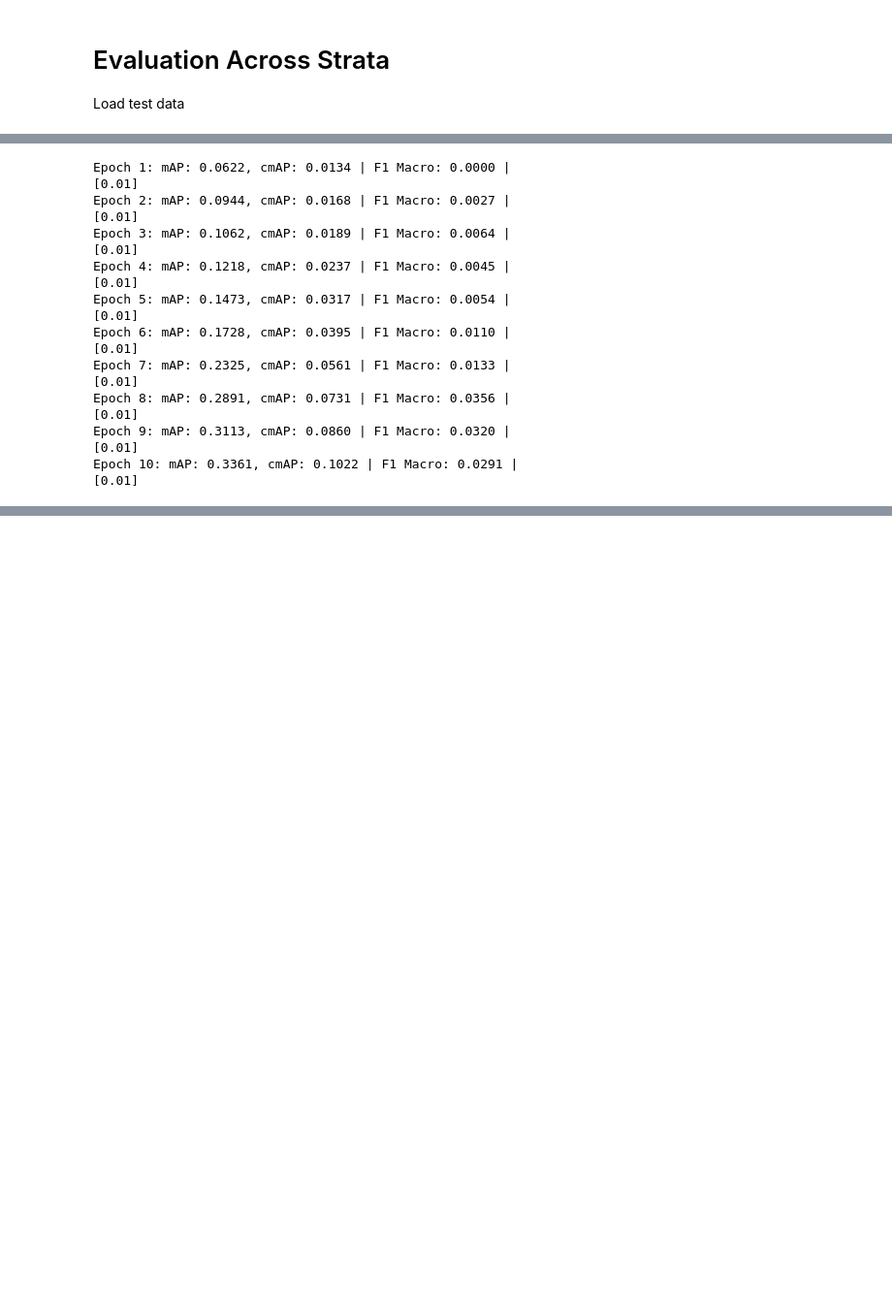
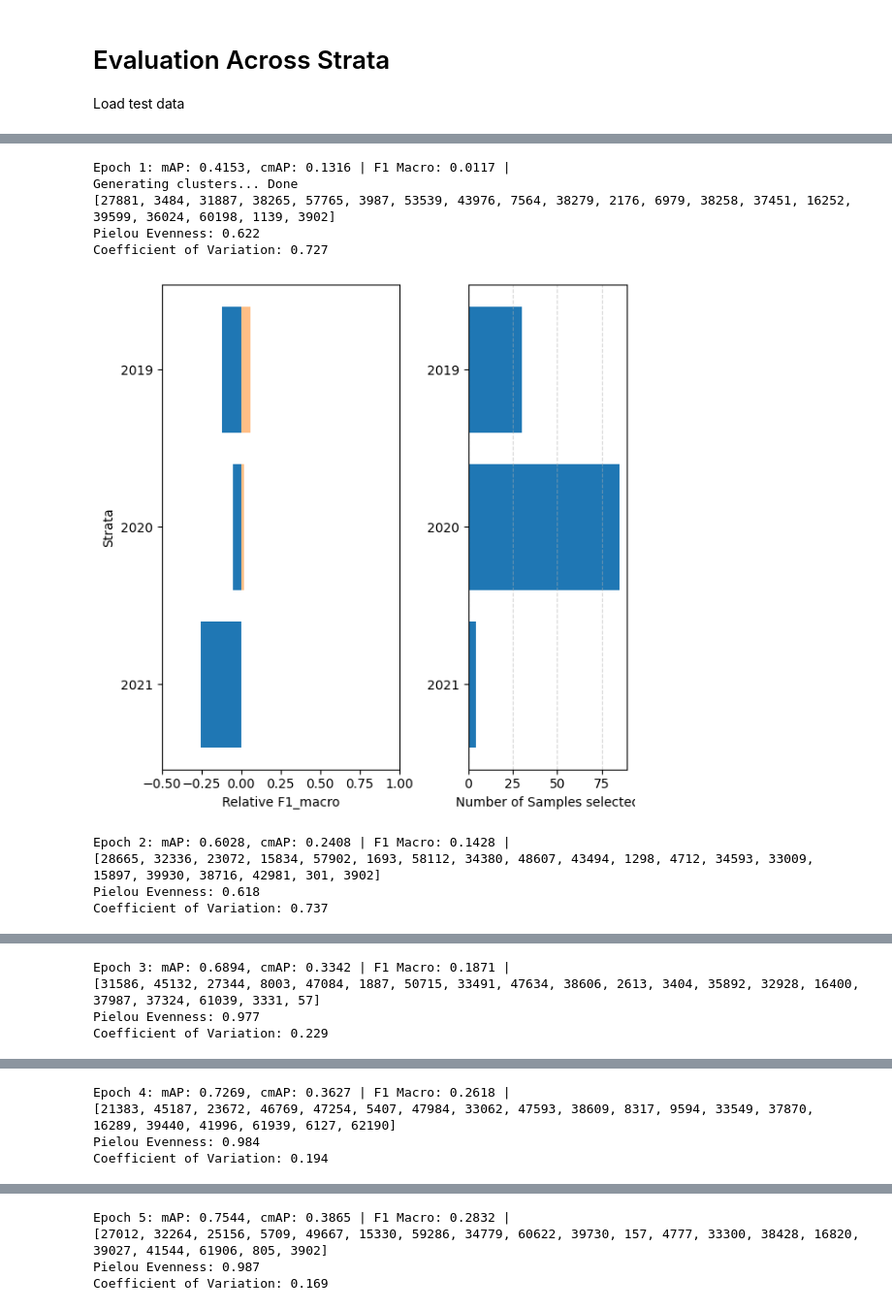
Before and after one commit to BenMcEwen1/Stratified-Sampling, a Jupyter notebook: spatiotemporal_stratified.ipynb, the cells around one changed output, grey strips where cells are left out. Shown: that part at 97% size. Saved outputs shown, nothing was run; the diff lists cells and outputs as text; code cells hidden in the pictures; blank space fills up the shorter version.

Commit message:
Added subsampling to clustering

```diff
--- a/spatiotemporal_stratified.ipynb
+++ b/spatiotemporal_stratified.ipynb
@@ -350,7 +376,7 @@ def correlation(sorted_indices, probabilities=None, uncertainty=None, mode='prob
 # %%
 # --- Model Hyperparameters ---
 learning_rate = 0.01
-num_epochs = 10
+num_epochs = 25
 max_samples = 2000
 lambda_reg_weights = 0.0005
 lambda_reg_biais = 0.0005
@@ -373,12 +399,13 @@ scheduler = ReduceLROnPlateau(optimizer, mode='max', factor=0.5, patience=1, min
 # %%
 # --- Active Learning Hyperparameters ---
 n_samples = 20
+initial_samples = 100
 accumulation = True
 
 initial_sampling_mode = "random"
-sampling_mode = "random"
-sub_sampling_mode = "random"
-strata_mode = "spatial"
+sampling_mode = "cluster"
+sub_sampling_mode = "binary"
+strata_mode = "temporal"
 
 posthoc_sampling = True
 posthoc_target = 20
@@ -391,6 +418,8 @@ if strata_mode == "spatial":
 elif strata_mode == "temporal":
     sorted_indices_train = temporal_split(train_filenames)
 
+[print(k, len(v)) for k, v in sorted_indices_train.items()]
+
 strata_mAP, strata_mAE = stratified_evaluation(sorted_indices_train, y_pred, y_true, uncertainty, plot=False)
 
 # Stratafied sampling
@@ -399,17 +428,17 @@ sampling = UncertaintyQuantification(tensor_x_train, tensor_y_train, n_samples)
 if initial_sampling_mode == "stratified":
     strata_idx = sampling.stratified(model, sorted_indices_train, method=sub_sampling_mode)
 
-    # location = "HAG"
+    # location = "INCT17"
     # idx = strata_idx[location]
-    # embeddings = tensor_full_train[idx]
-    # labels = tensor_full_labels[idx]
+    # embeddings = tensor_x_train[idx]
+    # labels = tensor_y_train[idx]
 
     # strata_idx = {k: [] for k in strata_idx}
     # strata_idx[location] = idx
 
     idx = list(chain.from_iterable(strata_idx.values()))
 else:
-    idx = sampling.resample(model, method=initial_sampling_mode, override=20) # initial sampling fixed at 20 samples
+    idx = sampling.resample(model, method=initial_sampling_mode, override=initial_samples) # initial sampling fixed at 20 samples
 
 indices = list(idx)
 
@@ -426,7 +455,7 @@ if strata_mode == "spatial":
 elif strata_mode == "temporal":
     sorted_indices = temporal_split(test_filenames)
 
-strata_mAP, strata_mAE = stratified_evaluation(sorted_indices, y_pred_test, y_true_test, uncertainty, indices_selected=None, plot=False)
+strata_mAP, strata_mAE = stratified_evaluation(sorted_indices, y_pred_test, y_true_test, uncertainty, indices_selected=None, metric="F1_macro", plot=False)
 initial_results = {"strata": list(sorted_indices_train.keys()),
                    "mAP": strata_mAP,
                    "mAE": strata_mAE}
@@ -463,7 +500,6 @@ for epoch in tqdm(range(num_epochs), disable=True):
         # epoch_max = []
         # val_loss = 0.0
 
-
     # --- Eval ---
     y_pred_test, _, uncertainty, = predictions(tensor_x_test, tensor_y_test, model=model)
 
@@ -486,61 +522,50 @@ for epoch in tqdm(range(num_epochs), disable=True):
         strata_idx = sampling.stratified(model, sorted_indices_train, method=sub_sampling_mode, indices=all_selected)
 
         # # Filter by strata
-        # strata = "HAG"
+        # strata = "INCT17"
         # idx = strata_idx[strata]
-        # embeddings = tensor_full_train[idx]
-        # labels = tensor_full_labels[idx]
+        # embeddings = tensor_x_train[idx]
+        # labels = tensor_y_train[idx]
 
         # strata_idx = {k: [] for k in strata_idx}
         # strata_idx[strata] = idx
 
         idx = list(chain.from_iterable(strata_idx.values()))
 
         if posthoc_sampling and (len(idx) > posthoc_target):
             idx = np.random.choice(idx, size=posthoc_target, replace=False)
     else:
         idx = sampling.resample(model, method=sampling_mode, indices=all_selected)
 
     if accumulation:
         indices += list(idx)
     else:
         indices = idx
     all_selected += list(idx)
 
     train_loader = DataLoader(Subset(TensorDataset(tensor_x_train, tensor_y_train), indices), batch_size=batch_size, shuffle=True)
 
     # --- Evaluate on test set across strata ---
     for key, value in sorted_indices_train.items():
         strata_selected[key] = np.intersect1d(value, all_selected)
     strata_idx = strata_selected
 
-    # y_pred_test, y_true_test, uncertainty, = predictions(tensor_x_test, tensor_y_test, model=model) # Recompute predictions/uncertanty using updated model
     if strata_mode == "spatial":
         sorted_indices = spatial_split(test_filenames)
     elif strata_mode == "temporal":
         sorted_indices = temporal_split(test_filenames)
 
-    strata_mAP, strata_mAE = stratified_evaluation(sorted_indices, y_pred_test, tensor_y_test, uncertainty, indices_selected=strata_idx, init_mAP=initial_results["mAP"], plot=False)
+    strata_mAP, strata_mAE = stratified_evaluation(sorted_indices, y_pred_test, tensor_y_test, uncertainty, indices_selected=strata_idx, init_mAP=initial_results["mAP"], metric="F1_macro", plot=True)
 
-    # clear_output(wait=True)
+    clear_output(wait=True)
 # %% [output]
-Epoch 1: mAP: 0.0622, cmAP: 0.0134 | F1 Macro: 0.0000 |
-[0.01]
-Epoch 2: mAP: 0.0944, cmAP: 0.0168 | F1 Macro: 0.0027 |
-[0.01]
-Epoch 3: mAP: 0.1062, cmAP: 0.0189 | F1 Macro: 0.0064 |
-[0.01]
-Epoch 4: mAP: 0.1218, cmAP: 0.0237 | F1 Macro: 0.0045 |
-[0.01]
-Epoch 5: mAP: 0.1473, cmAP: 0.0317 | F1 Macro: 0.0054 |
-[0.01]
-Epoch 6: mAP: 0.1728, cmAP: 0.0395 | F1 Macro: 0.0110 |
-[0.01]
-Epoch 7: mAP: 0.2325, cmAP: 0.0561 | F1 Macro: 0.0133 |
-[0.01]
-Epoch 8: mAP: 0.2891, cmAP: 0.0731 | F1 Macro: 0.0356 |
-[0.01]
-Epoch 9: mAP: 0.3113, cmAP: 0.0860 | F1 Macro: 0.0320 |
-[0.01]
-Epoch 10: mAP: 0.3361, cmAP: 0.1022 | F1 Macro: 0.0291 |
-[0.01]
+Epoch 1: mAP: 0.4153, cmAP: 0.1316 | F1 Macro: 0.0117 |
+Generating clusters... Done
+[27881, 3484, 31887, 38265, 57765, 3987, 53539, 43976, 7564, 38279, 2176, 6979, 38258, 37451, 16252, 39599, 36024, 60198, 1139, 3902]
+Pielou Evenness: 0.622
+Coefficient of Variation: 0.727
+[figure, added]
+Epoch 2: mAP: 0.6028, cmAP: 0.2408 | F1 Macro: 0.1428 |
+[28665, 32336, 23072, 15834, 57902, 1693, 58112, 34380, 48607, 43494, 1298, 4712, 34593, 33009, 15897, 39930, 38716, 42981, 301, 3902]
+Pielou Evenness: 0.618
+Coefficient of Variation: 0.737
@@ -546,0 +573,4 @@ Epoch 10: mAP: 0.3361, cmAP: 0.1022 | F1 Macro: 0.0291 |
+Epoch 3: mAP: 0.6894, cmAP: 0.3342 | F1 Macro: 0.1871 |
+[31586, 45132, 27344, 8003, 47084, 1887, 50715, 33491, 47634, 38606, 2613, 3404, 35892, 32928, 16400, 37987, 37324, 61039, 3331, 57]
+Pielou Evenness: 0.977
+Coefficient of Variation: 0.229
@@ -546,0 +578,4 @@ Epoch 10: mAP: 0.3361, cmAP: 0.1022 | F1 Macro: 0.0291 |
+Epoch 4: mAP: 0.7269, cmAP: 0.3627 | F1 Macro: 0.2618 |
+[21383, 45187, 23672, 46769, 47254, 5407, 47984, 33062, 47593, 38609, 8317, 9594, 33549, 37870, 16289, 39440, 41996, 61939, 6127, 62190]
+Pielou Evenness: 0.984
+Coefficient of Variation: 0.194
@@ -546,0 +583,4 @@ Epoch 10: mAP: 0.3361, cmAP: 0.1022 | F1 Macro: 0.0291 |
+Epoch 5: mAP: 0.7544, cmAP: 0.3865 | F1 Macro: 0.2832 |
+[27012, 32264, 25156, 5709, 49667, 15330, 59286, 34779, 60622, 39730, 157, 4777, 33300, 38428, 16820, 39027, 41544, 61906, 805, 3902]
+Pielou Evenness: 0.987
+Coefficient of Variation: 0.169
```
Also changed, not shown: parts of 7 cells of this notebook, 3 other files.
